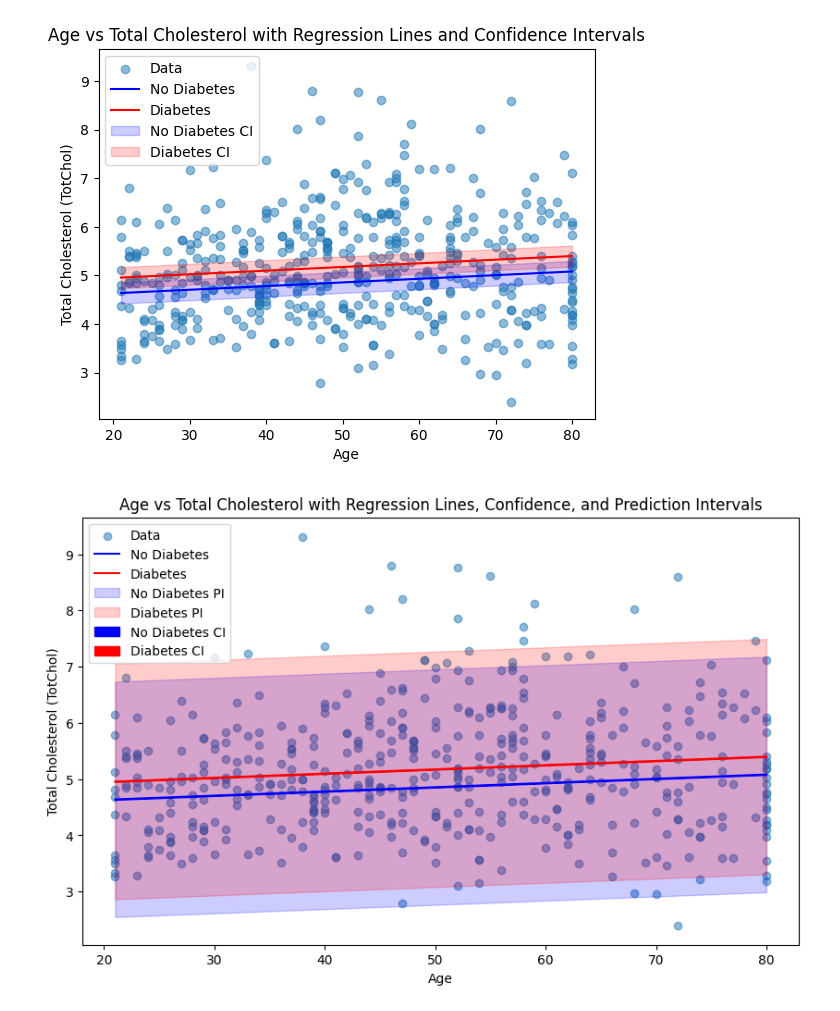
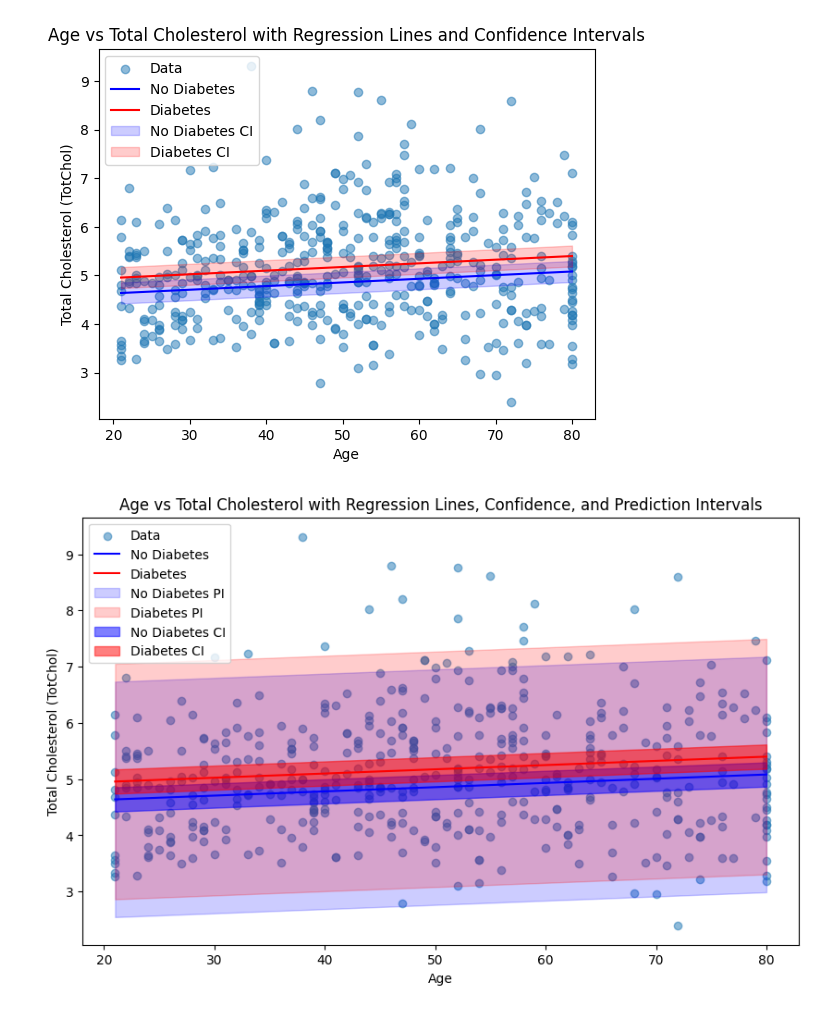
Before and after one commit to Mingrui-Zhuang/Probabilistic_Modeling, a Jupyter notebook: HW2_6.ipynb, the cells around one changed output. Saved outputs shown, nothing was run; the diff lists cells and outputs as text; code cells hidden in the pictures.

```diff
--- a/HW2_6.ipynb
+++ b/HW2_6.ipynb
@@ -93,7 +93,7 @@ totchol_no_diabetes = 4.4823 + 0.0075 * ages
 totchol_diabetes = 4.8 + 0.0075 * ages
 
 # Update with actual standard error and residual standard deviation
-std_err = 0.0030276109609218933  # Standard error for confidence intervals
+std_err = 0.11  # Standard error for confidence intervals
 std_dev = 1.0683038100869255  # Residual standard deviation for prediction intervals
 
 # Calculate confidence intervals
@@ -102,31 +102,31 @@ ci_no_diabetes_lower = totchol_no_diabetes - 1.96 * std_err
 ci_diabetes_upper = totchol_diabetes + 1.96 * std_err
 ci_diabetes_lower = totchol_diabetes - 1.96 * std_err
 
 # Calculate prediction intervals
 pi_no_diabetes_upper = totchol_no_diabetes + 1.96 * std_dev
 pi_no_diabetes_lower = totchol_no_diabetes - 1.96 * std_dev
 pi_diabetes_upper = totchol_diabetes + 1.96 * std_dev
 pi_diabetes_lower = totchol_diabetes - 1.96 * std_dev
 
 # Plot regression line
 plt.plot(ages, totchol_no_diabetes, color='blue', label='No Diabetes')
 plt.plot(ages, totchol_diabetes, color='red', label='Diabetes')
 
 
 
 # Add prediction intervals
 plt.fill_between(ages, pi_no_diabetes_lower, pi_no_diabetes_upper, color='blue', alpha=0.2, label='No Diabetes PI')
 plt.fill_between(ages, pi_diabetes_lower, pi_diabetes_upper, color='red', alpha=0.2, label='Diabetes PI')
 
 # Add confidence intervals
 plt.fill_between(ages, ci_no_diabetes_lower, ci_no_diabetes_upper, color='blue', alpha=0.5, label='No Diabetes CI')
 plt.fill_between(ages, ci_diabetes_lower, ci_diabetes_upper, color='red', alpha=0.5, label='Diabetes CI')
 
 # Add labels and legend
 plt.xlabel('Age')
 plt.ylabel('Total Cholesterol (TotChol)')
 plt.title('Age vs Total Cholesterol with Regression Lines, Confidence, and Prediction Intervals')
 plt.legend()
 plt.show()
 # %% [output]
-[figure, old version]
+[figure, new version]
```
Also changed, not shown: parts of 2 cells of this notebook, 5 other files.
